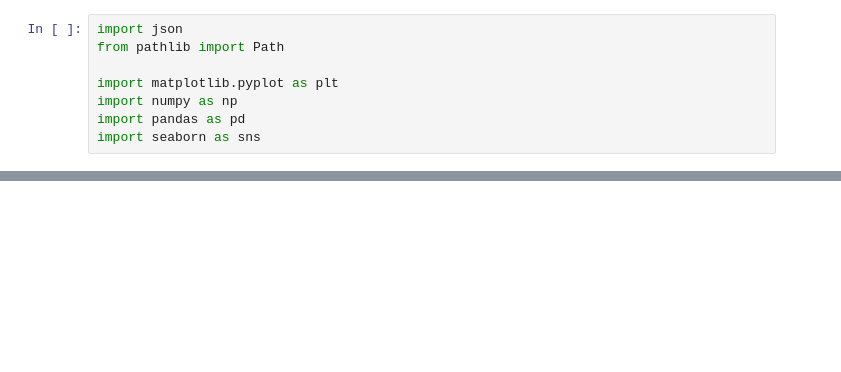
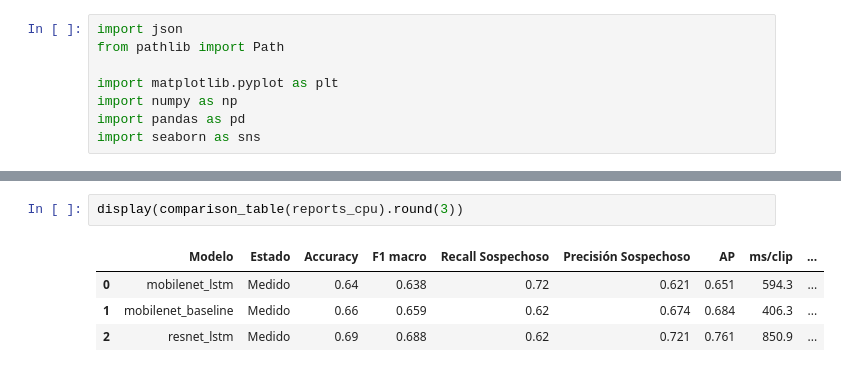
Before and after one commit to ary10220/Security, a Jupyter notebook: notebooks/03_model_comparison.ipynb, the cells around one changed output, grey strips where cells are left out. Cells and saved outputs as stored; diff of their text form; blank space fills up the shorter version.

```diff
--- a/notebooks/03_model_comparison.ipynb
+++ b/notebooks/03_model_comparison.ipynb
@@ -105,0 +145,7 @@ plt.show()
+# %%
+display(comparison_table(reports_cpu).round(3))
+# %% [output]
+|  | Modelo | Estado | Accuracy | F1 macro | Recall Sospechoso | Precisión Sospechoso | AP | ms/clip | ... |
+| 0 | mobilenet_lstm | Medido | 0.64 | 0.638 | 0.72 | 0.621 | 0.651 | 594.3 | ... |
+| 1 | mobilenet_baseline | Medido | 0.66 | 0.659 | 0.62 | 0.674 | 0.684 | 406.3 | ... |
+| 2 | resnet_lstm | Medido | 0.69 | 0.688 | 0.62 | 0.721 | 0.761 | 850.9 | ... |
```
Also changed, not shown: parts of 11 cells of this notebook.
